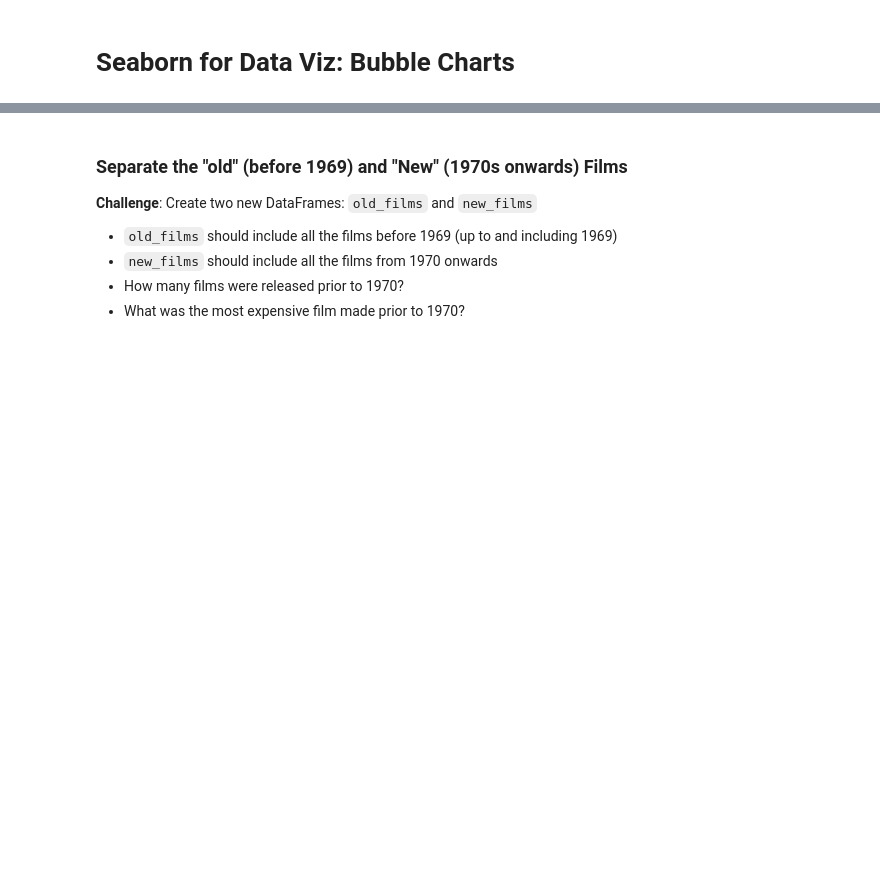
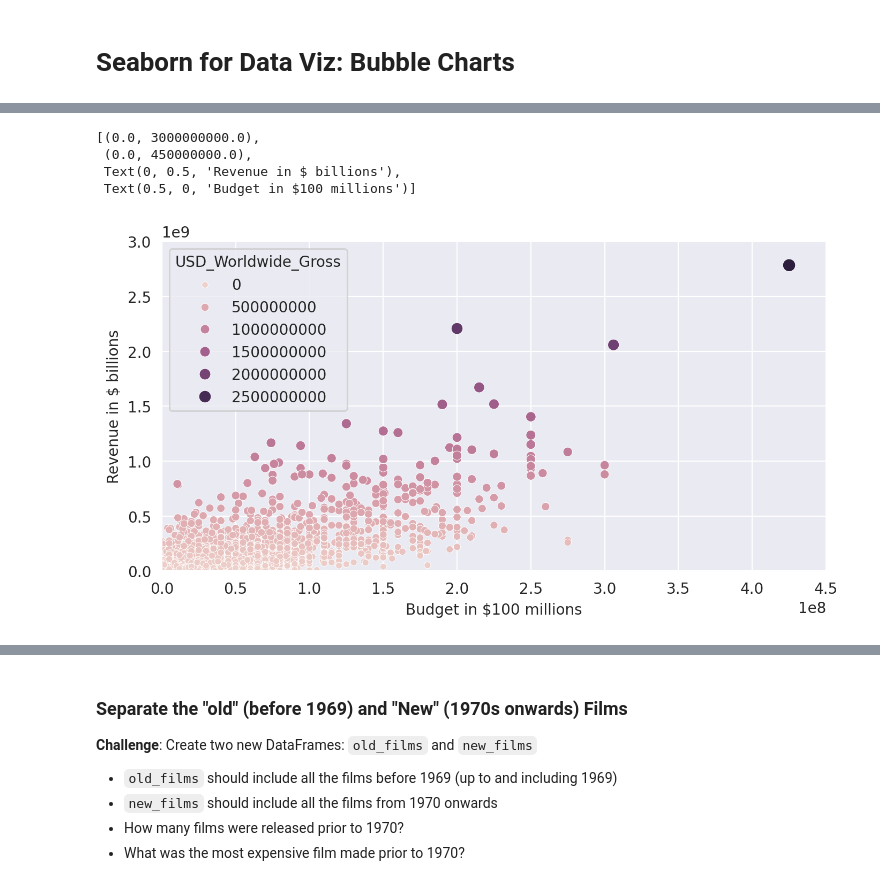
Before and after one commit to PuddiPuddi96/Python, a Jupyter notebook: 100-days-of-code/day-78/notebooks/Seaborn_and_Linear_Regression.ipynb, the cells around one changed output, grey strips where cells are left out. Drawn from its saved outputs; the diff is of its cells as text; code cells hidden in the pictures; blank space fills up the shorter version.

```diff
--- a/100-days-of-code/day-78/notebooks/Seaborn_and_Linear_Regression.ipynb
+++ b/100-days-of-code/day-78/notebooks/Seaborn_and_Linear_Regression.ipynb
@@ -306,3 +327,31 @@ Rate: 37.28
 **Challenge**: Try to create the following Bubble Chart:
 
 <img src=https://i.imgur.com/8fUn9T6.png>
+# %%
+# To set the styling on a single chart (as opposed to all the charts in the entire notebook) we can use Python's with keyword.
+
+plt.figure(figsize=(8,4), dpi=200)
+
+with sns.axes_style('darkgrid'):
+    ax = sns.scatterplot(
+        data=data_clean,
+        x='USD_Production_Budget',
+        y='USD_Worldwide_Gross',
+        hue='USD_Worldwide_Gross',
+        size='USD_Worldwide_Gross'
+    )
+
+ax.set(
+    ylim=(0, 3000000000),
+    xlim=(0, 450000000),
+    ylabel='Revenue in $ billions',
+    xlabel='Budget in $100 millions'
+)
+
+plt.show()
+# %% [output]
+[(0.0, 3000000000.0),
+ (0.0, 450000000.0),
+ Text(0, 0.5, 'Revenue in $ billions'),
+ Text(0.5, 0, 'Budget in $100 millions')]
+[figure, added]
```
Also changed, not shown: parts of 4 cells of this notebook.
